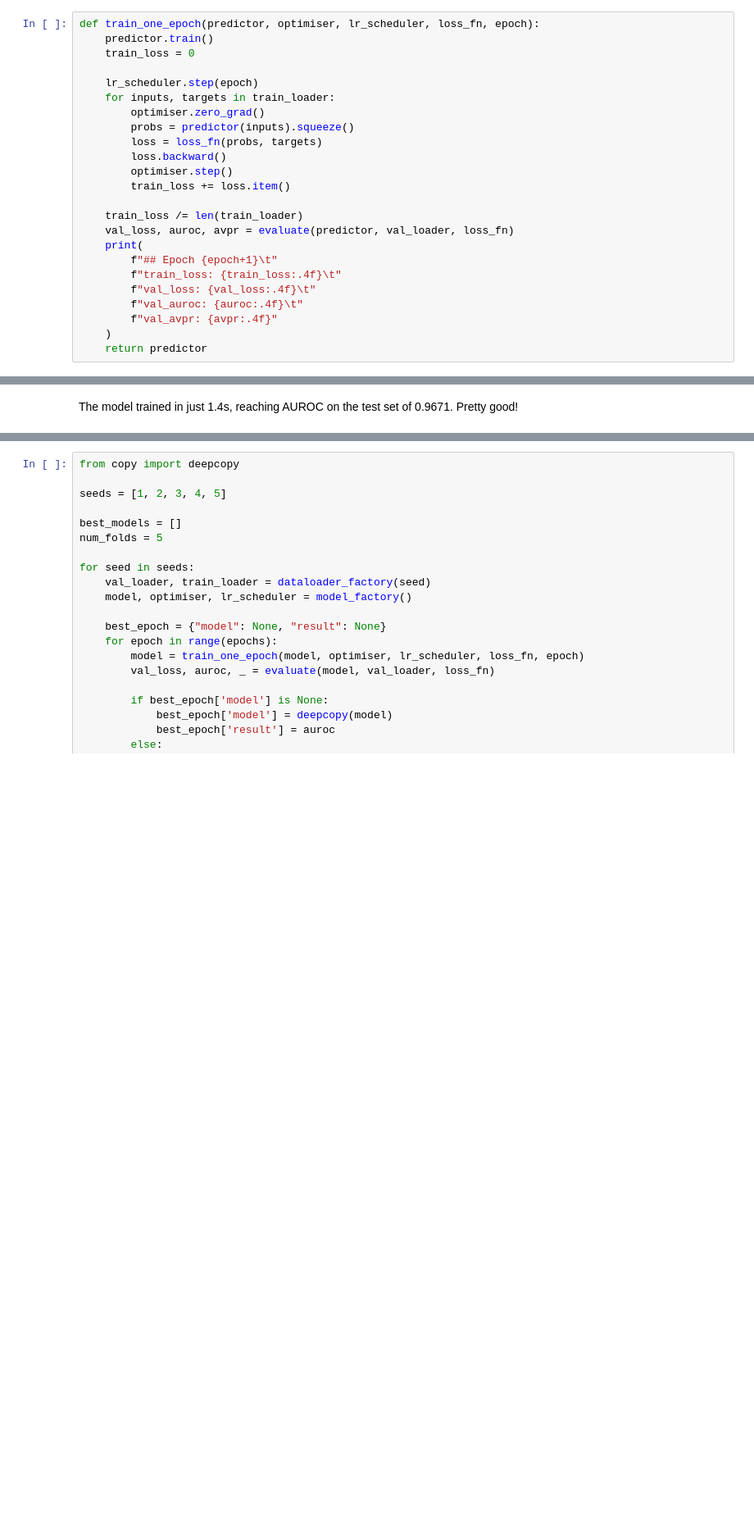
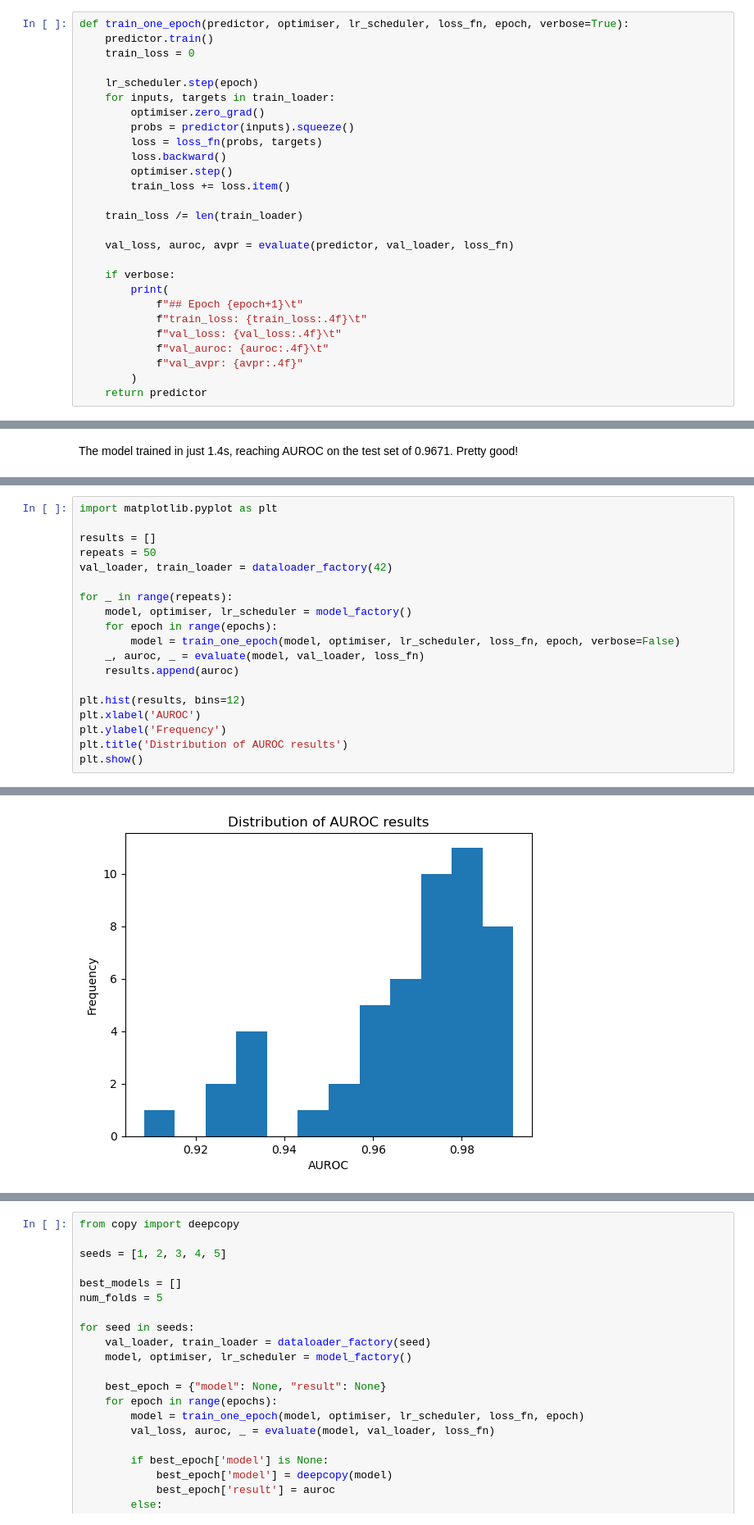
Before and after one commit to graphcore-research/minimol, a Jupyter notebook: notebooks/downstream_adaptation.ipynb, the cells around one changed output, grey strips where cells are left out. Shown: that part at 82% size. Saved outputs shown, nothing was run; the diff lists cells and outputs as text; blank space fills up the shorter version.

```diff
--- a/notebooks/downstream_adaptation.ipynb
+++ b/notebooks/downstream_adaptation.ipynb
@@ -186,5 +185,5 @@ It's time to define a method for training a model:
 # %%
-def train_one_epoch(predictor, optimiser, lr_scheduler, loss_fn, epoch):
+def train_one_epoch(predictor, optimiser, lr_scheduler, loss_fn, epoch, verbose=True):
     predictor.train()
     train_loss = 0
 
@@ -198,14 +197,17 @@ def train_one_epoch(predictor, optimiser, lr_scheduler, loss_fn, epoch):
         train_loss += loss.item()
 
     train_loss /= len(train_loader)
+
     val_loss, auroc, avpr = evaluate(predictor, val_loader, loss_fn)
-    print(
-        f"## Epoch {epoch+1}\t"
-        f"train_loss: {train_loss:.4f}\t"
-        f"val_loss: {val_loss:.4f}\t"
-        f"val_auroc: {auroc:.4f}\t"
-        f"val_avpr: {avpr:.4f}"
-    )
+
+    if verbose:
+        print(
+            f"## Epoch {epoch+1}\t"
+            f"train_loss: {train_loss:.4f}\t"
+            f"val_loss: {val_loss:.4f}\t"
+            f"val_auroc: {auroc:.4f}\t"
+            f"val_avpr: {avpr:.4f}"
+        )
     return predictor
 # %% [markdown]
 And now, let's see how good our model gets after training... 🚀
@@ -252,0 +259,20 @@ The model trained in just 1.4s, reaching AUROC on the test set of 0.9671. Pretty
+# %%
+import matplotlib.pyplot as plt
+
+results = []
+repeats = 50
+val_loader, train_loader = dataloader_factory(42)
+
+for _ in range(repeats):
+    model, optimiser, lr_scheduler = model_factory()
+    for epoch in range(epochs):
+        model = train_one_epoch(model, optimiser, lr_scheduler, loss_fn, epoch, verbose=False)
+    _, auroc, _ = evaluate(model, val_loader, loss_fn)
+    results.append(auroc)
+
+plt.hist(results, bins=12)
+plt.xlabel('AUROC')
+plt.ylabel('Frequency')
+plt.title('Distribution of AUROC results')
+plt.show()
+# %% [output]
@@ -253 +280,2 @@ The model trained in just 1.4s, reaching AUROC on the test set of 0.9671. Pretty
+[figure, added]
 # %% [markdown]
```
Also changed, not shown: parts of 18 cells of this notebook.
